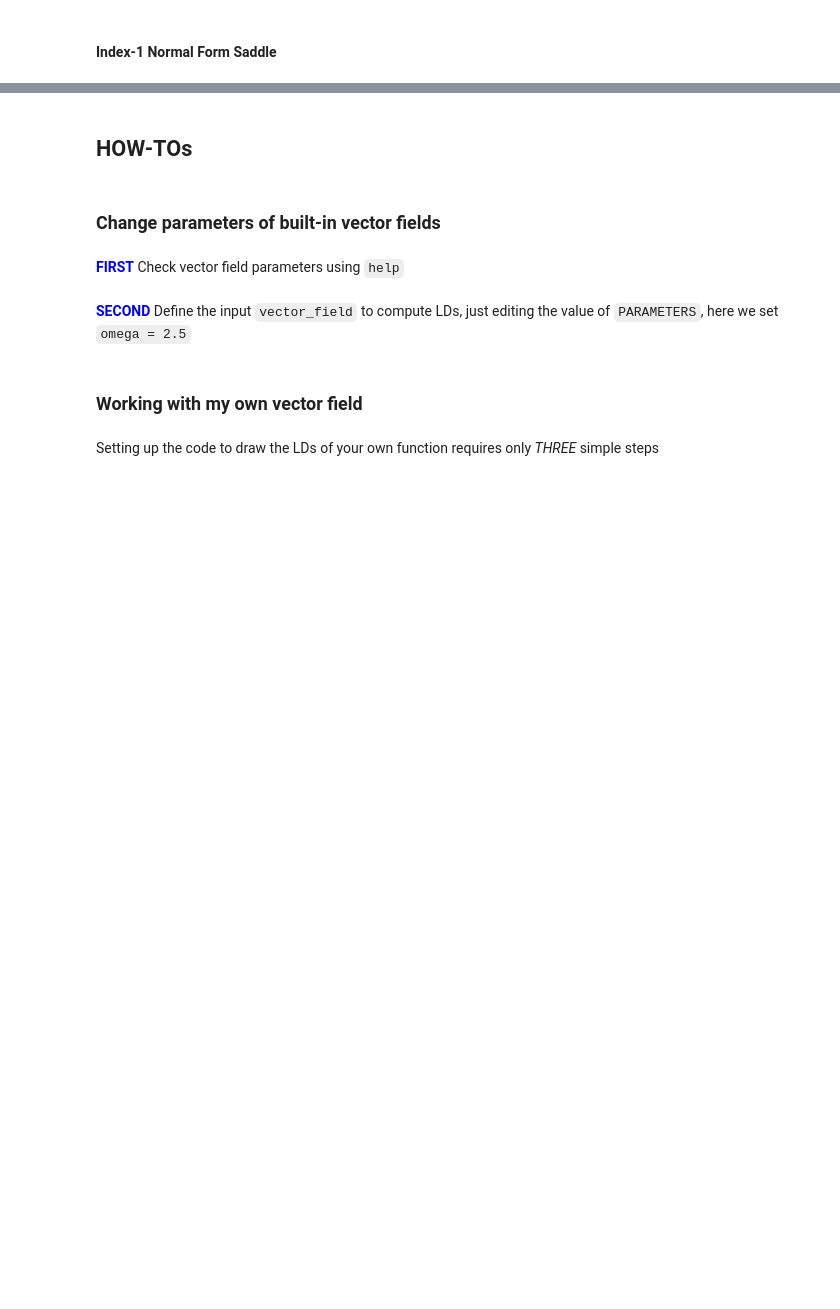
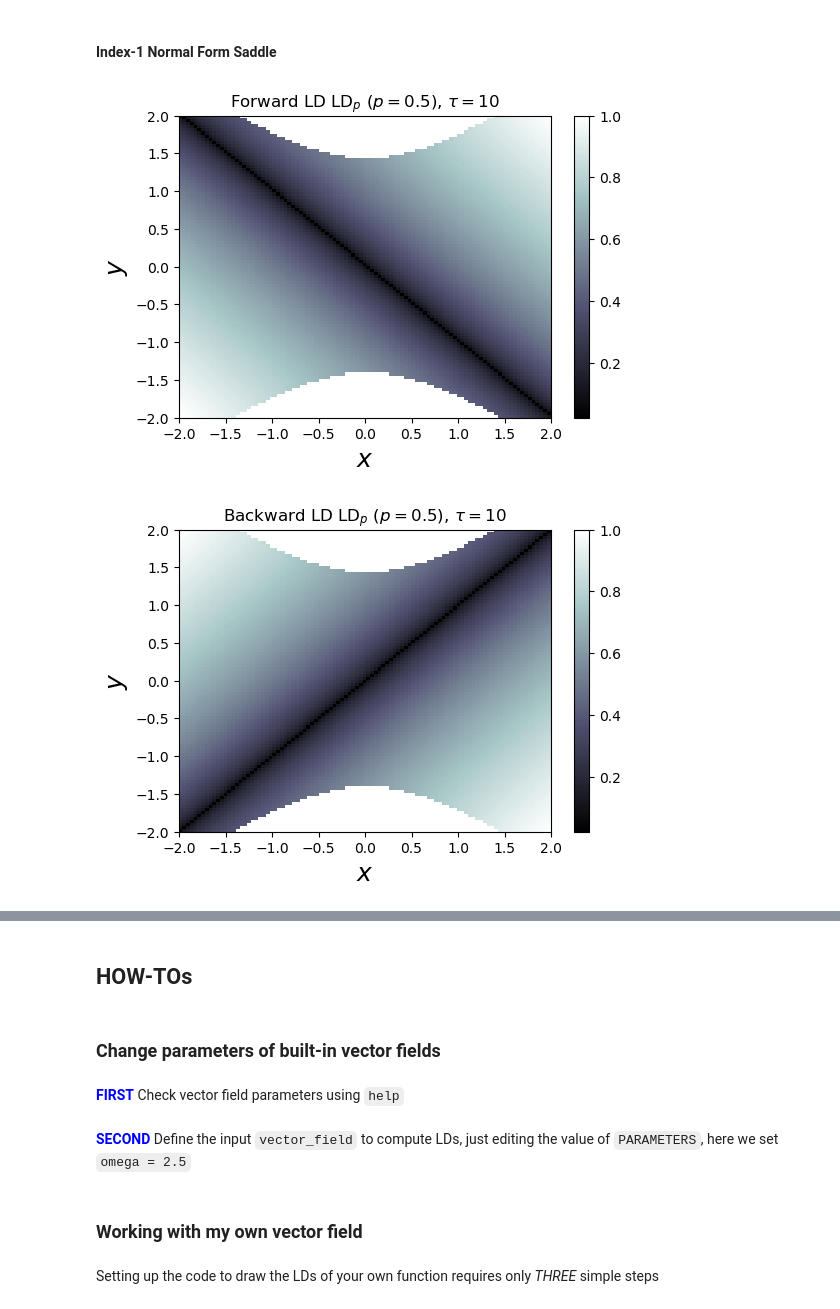
Before and after one commit to champsproject/ldds, a Jupyter notebook: LD_Python_Examples.ipynb, the cells around one changed output, grey strips where cells are left out. Drawn from its saved outputs; the diff is of its cells as text; code cells hidden in the pictures; blank space fills up the shorter version.

```diff
--- a/LD_Python_Examples.ipynb
+++ b/LD_Python_Examples.ipynb
@@ -293,9 +294,9 @@ p_value = 1/2
 
 # Mesh visualisation slice parameters
 H0 = 1 # Energy
-ax1_min,ax1_max = [-1, 1]
-ax2_min,ax2_max = [-1, 1]
-N1, N2 = [300, 300]
+ax1_min,ax1_max = [-2, 2]
+ax2_min,ax2_max = [-2, 2]
+N1, N2 = [100, 100]
 
 # Box escape condition
 box_boundaries = False
@@ -304,7 +305,7 @@ box_boundaries = False
 dof_fixed = [0,1,0,0] # Variable ordering (x1 x2 y1 y2)
 dof_fixed_values = [0] # This can also be an array of values
 dof_slice = [1,0,1,0] # Visualisation slice
-momentum_sign = 1 # Direction of momentum that defines the slice - (1) positive / (-1) negative
+momentum_sign = -1 # Direction of momentum that defines the slice - (1) positive / (-1) negative
 # %%
 potential_energy = SaddleNF_potential
 vector_field = SaddleNF_vector_field
@@ -319,3 +320,15 @@ grid_parameters = {
         'potential_energy': potential_energy,
         'energy_level': H0
     }
+# %%
+LD_forward = compute_lagrangian_descriptor(grid_parameters, vector_field, tau, p_value)
+draw_lagrangian_descriptor(LD_forward, 'forward', slice_parameters, tau, p_value)
+
+LD_backward = compute_lagrangian_descriptor(grid_parameters, vector_field, -tau, p_value)
+draw_lagrangian_descriptor(LD_backward, 'backward', slice_parameters, tau, p_value)
+
+LD_total = LD_forward + LD_backward
+draw_lagrangian_descriptor(LD_total, 'total', slice_parameters, tau, p_value)
+# %% [output]
+[figure, added]
+[figure, added]
```
Also changed, not shown: parts of 10 cells of this notebook.
